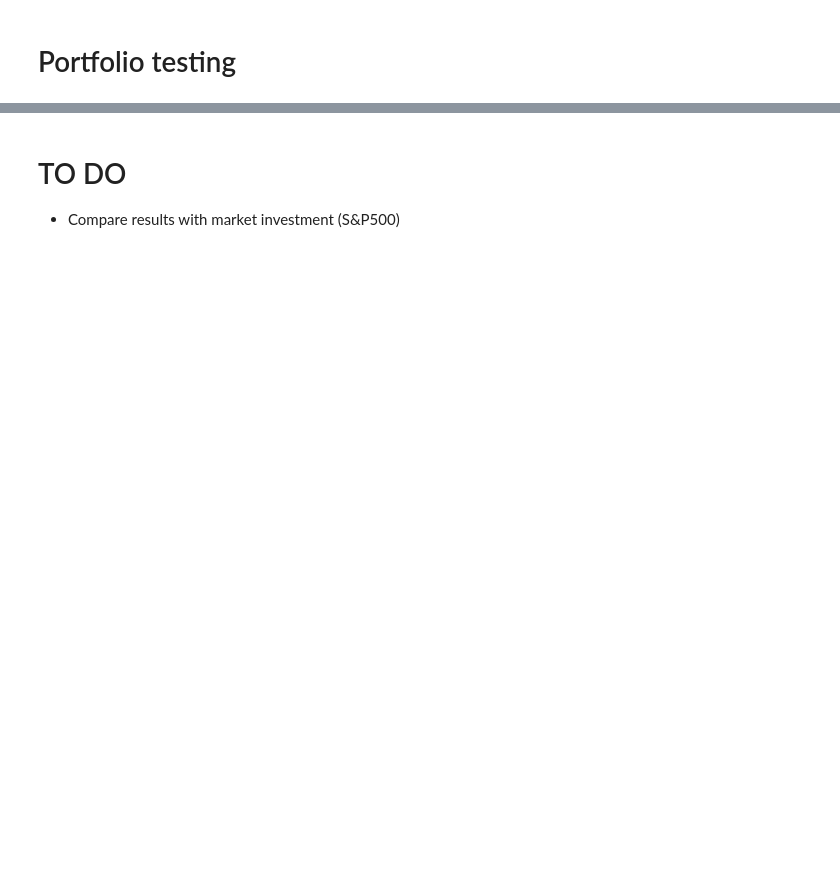
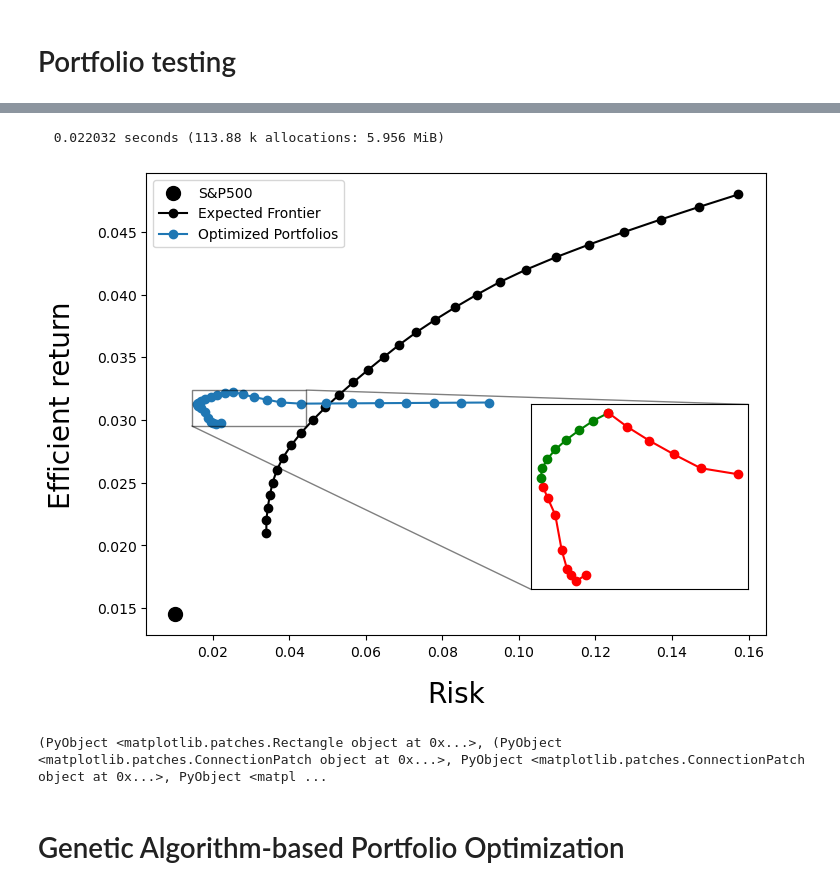
Before and after one commit to agimenezromero/OptimPortfolio.jl, a Jupyter notebook: Real Case Example.ipynb, the cells around one changed output, grey strips where cells are left out. Cells and saved outputs as stored; diff of their text form; code cells hidden in the pictures; blank space fills up the shorter version.

```diff
--- a/Real Case Example.ipynb
+++ b/Real Case Example.ipynb
@@ -186,45 +296,60 @@ plt.legend()
 # %%
-μ = df["Adj Close"].pct_change().mean().values
-
-Σ = df["Adj Close"].pct_change().cov().values
-
-portfolio = Portfolio(µ, Σ)
-
 df_test_returns = df_test["Adj Close"].pct_change()
 
-target_returns = 0.003 : 0.00025 : 0.007
+target_returns = 0.021 : 0.001 : 0.048
 
 final_risks = []
 final_returns = []
 
 expected_risks = []
 expected_returns = []
 
 @time for target_return in target_returns
 
     w_opt = MPT_fixed_return(portfolio, target_return)
 
     expected_return = sum(w_opt.*μ)
     expected_risk = sqrt(transpose(w_opt)*portfolio.Σ*w_opt)
 
     returns = df_test_returns.values[2:length(df_test_returns), :] * w_opt
 
     actual_risk = round(sqrt(var(returns)), digits=6)
     actual_mean_return = round(mean(returns), digits=6)
 
     append!(expected_risks, expected_risk)
     append!(expected_returns, expected_return)
 
     append!(final_risks, actual_risk)
     append!(final_returns, actual_mean_return)
 
 end
 
-plt.plot(expected_risks, expected_returns, marker="o", label="Expected Frontier")
-plt.plot(final_risks, final_returns, marker="o", label="Real frontier")
+fig, ax = plt.subplots(figsize=(8,6))
+
+plt.scatter(risk_market, return_market, color="k", s=100, label="S&P500")
+
+plt.plot(expected_risks, expected_returns, marker="o", label="Expected Frontier", color="k")
+plt.plot(final_risks, final_returns, marker="o", label="Optimized Portfolios")
+
+plt.ylabel("Efficient return", fontsize=20, labelpad=15)
+plt.xlabel("Risk", fontsize=20, labelpad=15)
 
 plt.legend()
+
+#INSET
+axins = ax.inset_axes([0.62, 0.1, 0.35, 0.4])
+
+axins.plot(final_risks[1:8], final_returns[1:8], marker="o", color="r")
+axins.plot(final_risks[9:end-12], final_returns[9:end-12], marker="o", color="g")
+axins.plot(final_risks[end-12:end-7], final_returns[end-12:end-7], marker="o", color="r")
+
+axins.set_xticks([])
+axins.set_yticks([])
+
+ax.indicate_inset_zoom(axins, edgecolor="black")
+# %% [output]
+  0.022032 seconds (113.88 k allocations: 5.956 MiB)
+[figure, added]
+(PyObject <matplotlib.patches.Rectangle object at 0x...>, (PyObject <matplotlib.patches.ConnectionPatch object at 0x...>, PyObject <matplotlib.patches.ConnectionPatch object at 0x...>, PyObject <matpl ...
-# %% [markdown]
-# TO DO
-
-- Compare results with market investment (S&P500)
+# %% [markdown]
+# Genetic Algorithm-based Portfolio Optimization
```
Also changed, not shown: parts of 23 cells of this notebook.
